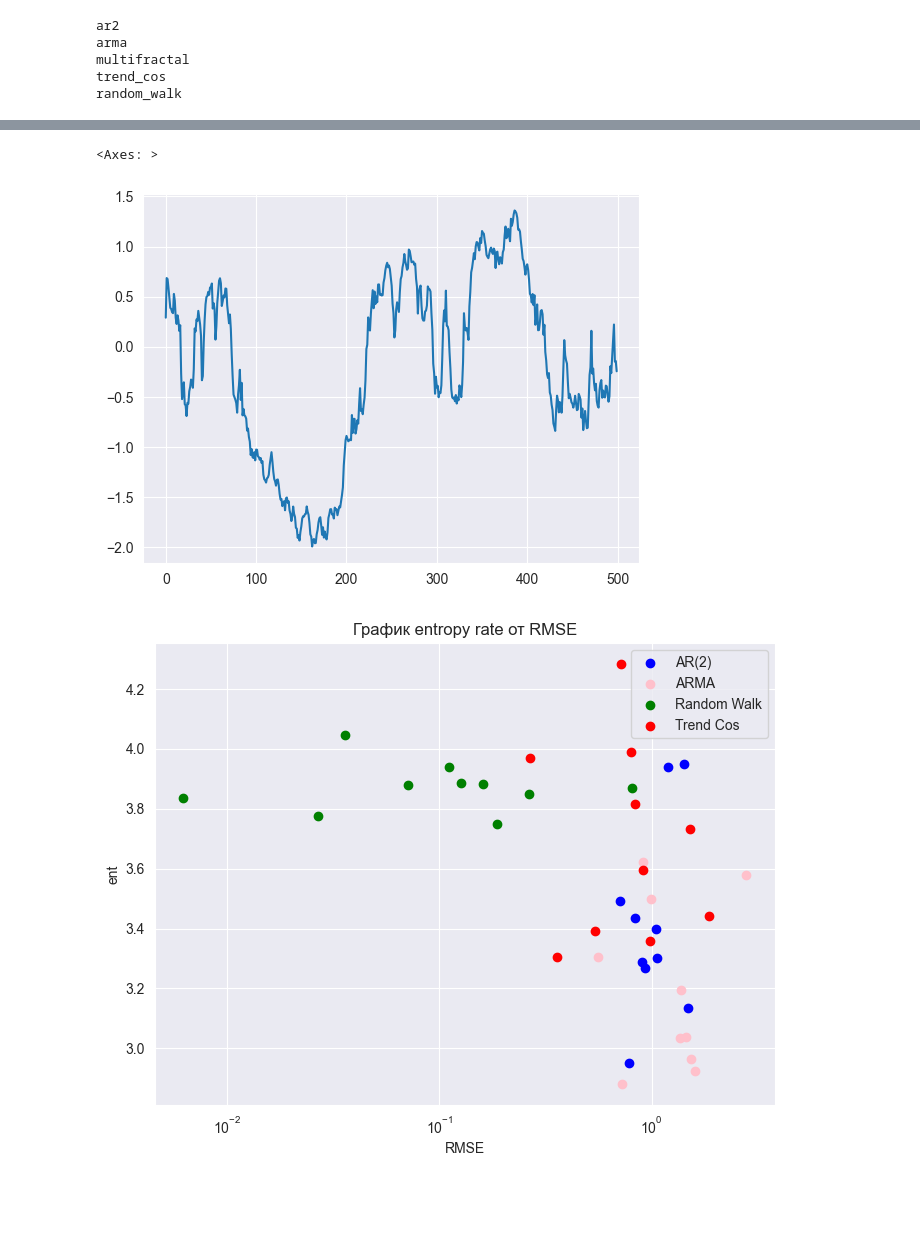
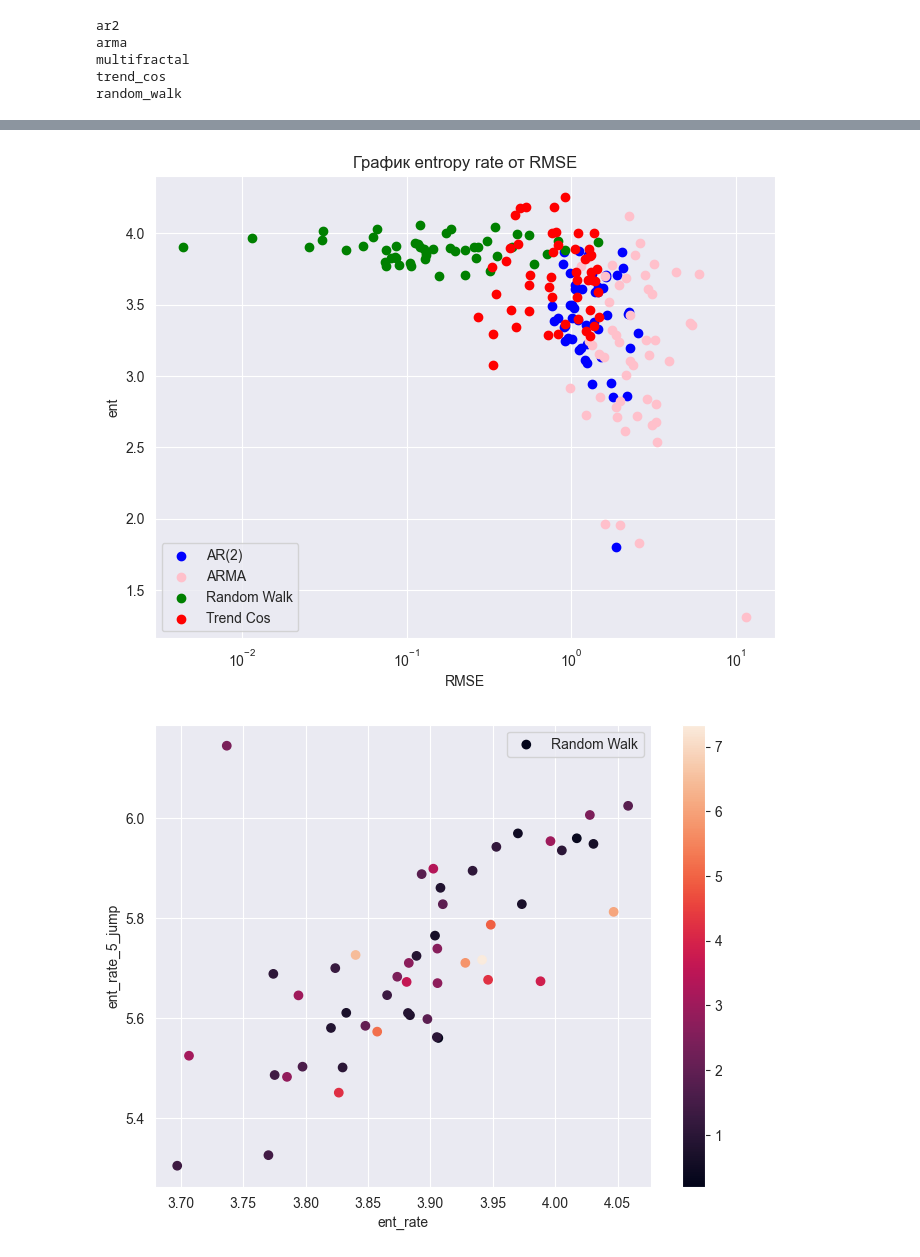
Before and after one commit to dynolab/predan, a Jupyter notebook: notebooks/check_entrpopy_rate.ipynb, the cells around one changed output, grey strips where cells are left out. Saved outputs shown, nothing was run; the diff lists cells and outputs as text; code cells hidden in the pictures; blank space fills up the shorter version.

Commit message:
Check noise x metrics dependence

```diff
--- a/notebooks/check_entrpopy_rate.ipynb
+++ b/notebooks/check_entrpopy_rate.ipynb
@@ -60,14 +60,14 @@ def create_dataset_df(num_series=100000, series_length=1000):
     rand_wolk_series = []
 
     for _ in range(num_series):
-        time_series = generate_rw(series_length)
+        time_series = np.random.uniform(low=-50, high=50) + generate_rw(series_length)
         rand_wolk_series.append(time_series)
     dataset['random_walk'] = pd.DataFrame(multifractal_series)
 
     return dataset, pd.DataFrame(ts_n_series)
 
 # Создание датасета
-dataset_df, trend_series_wo_noise = create_dataset_df(num_series=10, series_length=500)
+dataset_df, trend_series_wo_noise = create_dataset_df(num_series=50, series_length=500)
 # %%
 def calculate_characteristics(dataset_df):
     """
@@ -243,10 +238,10 @@ def make_forecast(dataset, forecast_func, forecast_length):
 
     return forecasted_dataset
 # %%
-predictions = {"ar2": make_forecast(dataset_df["ar2"], ar2_forecast, 5),
-               "arma": make_forecast(dataset_df["arma"], arma_forecast, 5),
-               "multifractal": make_forecast(dataset_df["multifractal"], naive_forecast, 5),
-               "random_walk": make_forecast(dataset_df["random_walk"], naive_forecast, 5),
-               "trend_cos": trend_series_wo_noise.iloc[:, [i for i in range(trend_series_wo_noise.shape[1] - 5, trend_series_wo_noise.shape[1])]]}
+predictions = {"ar2": make_forecast(dataset_df["ar2"], ar2_forecast, 20),
+               "arma": make_forecast(dataset_df["arma"], arma_forecast, 20),
+               "multifractal": make_forecast(dataset_df["multifractal"], naive_forecast, 20),
+               "random_walk": make_forecast(dataset_df["random_walk"], naive_forecast, 20),
+               "trend_cos": trend_series_wo_noise.iloc[:, [i for i in range(trend_series_wo_noise.shape[1] - 20, trend_series_wo_noise.shape[1])]]}
 # %%
 from sklearn.metrics import mean_squared_error
@@ -415,8 +373,3 @@ predictions['ar2'].iloc[12].plot()
-# %%
-dataset_df['random_walk'].iloc[90].plot()
-# %% [output]
-<Axes: >
-[figure, removed]
 # %%
 plt.figure(figsize=(8, 6))
 plt.scatter(metrics_df['ar2']['RMSE'], characteristics_df["ar2_ent_rate4"], color='blue', label='AR(2)')
@@ -432,4 +385,18 @@ plt.grid(True)
 plt.legend()
 plt.show()
 # %% [output]
-[figure, old version]
+[figure, new version]
+# %%
+plt.figure(figsize=(8, 6))
+#plt.scatter(characteristics_df["ar2_ent_rate4"], characteristics_df["ar2_ent_rate4_5_jump"], c=metrics_df['ar2']['MASE'], label='AR(2)')
+#plt.scatter(characteristics_df["arma_ent_rate4"], characteristics_df["arma_ent_rate4_5_jump"], c=metrics_df['arma']['MASE'], label='ARMA')
+plt.scatter(characteristics_df["random_walk_ent_rate4"], characteristics_df["random_walk_ent_rate4_5_jump"], c=metrics_df['random_walk']['MASE'], label='Random Walk')
+#plt.scatter(characteristics_df["trend_cos_ent_rate4"], characteristics_df["trend_cos_ent_rate4_5_jump"], c=metrics_df['trend_cos']['MASE'], label='Trend Cos')
+plt.colorbar()
+plt.xlabel('ent_rate')
+plt.ylabel('ent_rate_5_jump')
+plt.grid(True)
+plt.legend()
+plt.show()
+# %% [output]
+[figure, added]
```
Also changed, not shown: parts of 28 cells of this notebook, 5 other files.
